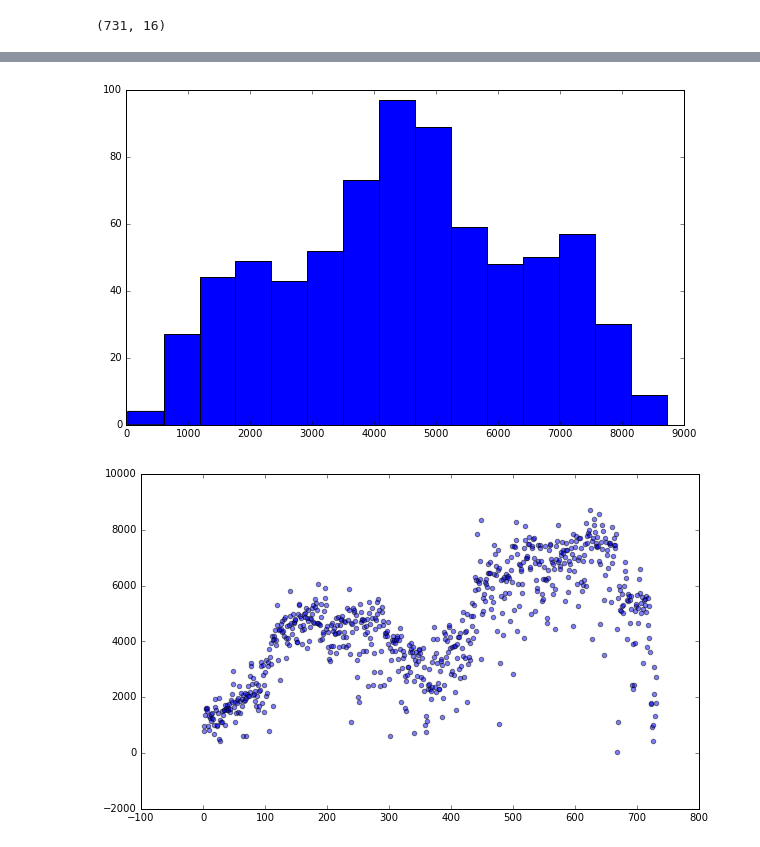
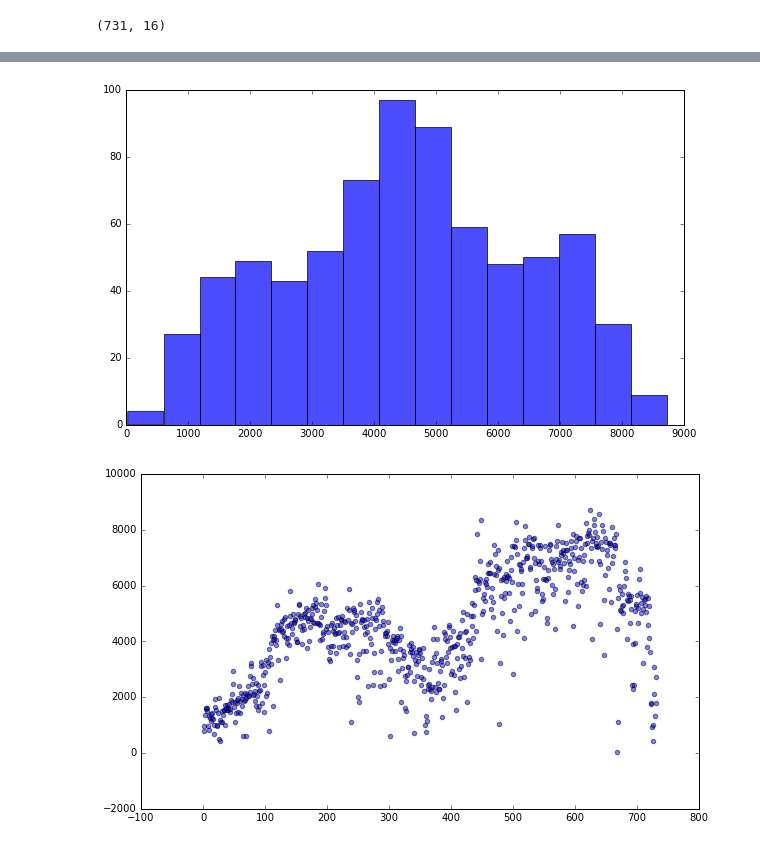
Before and after one commit to mbiczo/ML, a Jupyter notebook: regression/Poly Regression.ipynb, the cells around one changed output, grey strips where cells are left out. Drawn from its saved outputs; the diff is of its cells as text; code cells hidden in the pictures.

```diff
--- a/regression/Poly Regression.ipynb
+++ b/regression/Poly Regression.ipynb
@@ -80,9 +70,9 @@ from sklearn.preprocessing import PolynomialFeatures
 # %%
 plt.figure(figsize= (10,6))
-plt.hist(raw_data['cnt'], bins= 15)
+plt.hist(raw_data['cnt'], bins= 15, alpha= 0.7)
 plt.show()
 # %% [output]
-[figure, old version]
+[figure, new version]
 # %%
 plt.figure(figsize= (10,6))
 plt.scatter(x= raw_data[['instant']], y= raw_data[['cnt']], alpha= .5)
```
Also changed, not shown: parts of 27 cells of this notebook.
